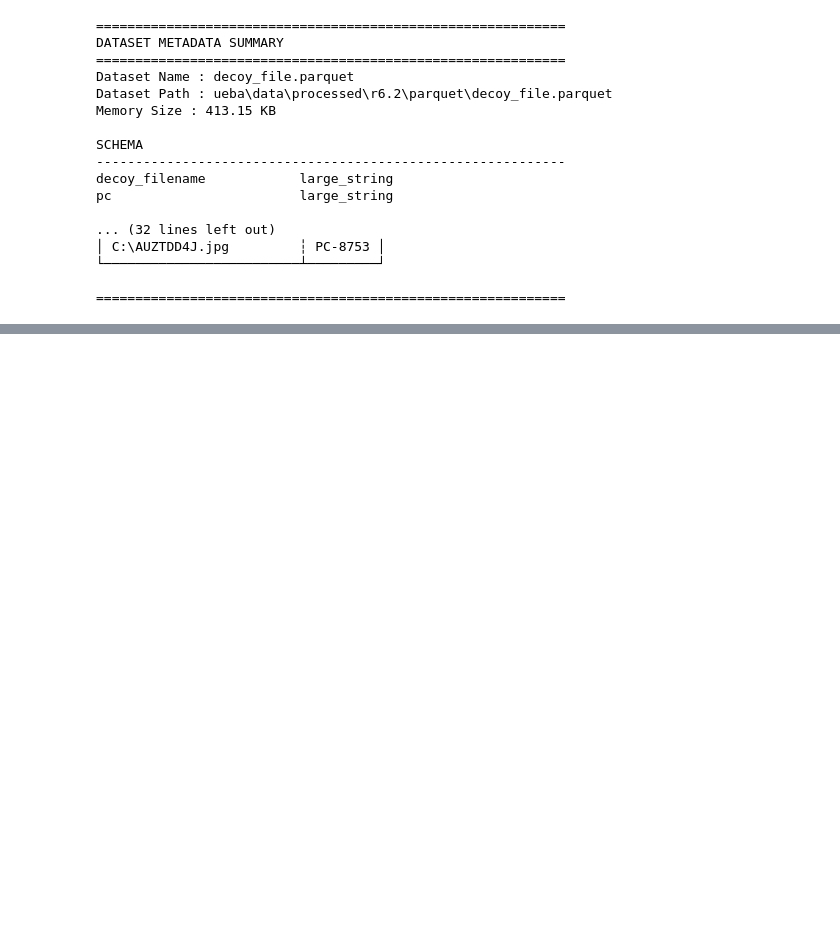
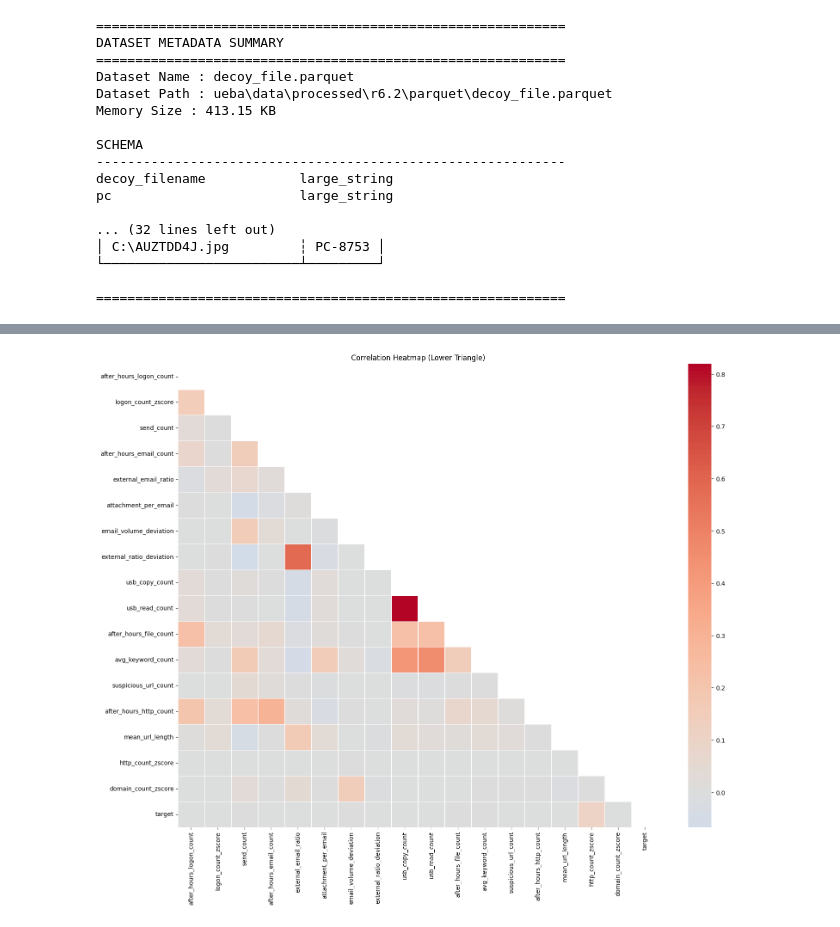
Before and after one commit to TheOctoMizer/AAI-540-Group-11, a Jupyter notebook: ueba_eda/notebooks/eda.ipynb, the cells around one changed output, grey strips where cells are left out. Saved outputs shown, nothing was run; the diff lists cells and outputs as text; code cells hidden in the pictures; blank space fills up the shorter version.

```diff
--- a/ueba_eda/notebooks/eda.ipynb
+++ b/ueba_eda/notebooks/eda.ipynb
@@ -452,0 +823,5 @@ Size Reduction        : 23.59 GB -> 24.52 MB (99.90% reduction)
+# %%
+df_model = ueba.drop(columns=["user","date"])
+num_cols = df_model.select_dtypes(include=["int64","float64"]).columns
+# %%
+corr_matrix = df_model[num_cols].corr()
@@ -452,0 +831,17 @@ Size Reduction        : 23.59 GB -> 24.52 MB (99.90% reduction)
+# %%
+plt.figure(figsize=(18,14))
+
+mask = np.triu(np.ones_like(corr_matrix, dtype=bool))
+
+sns.heatmap(
+    corr_matrix,
+    mask=mask,
+    cmap="coolwarm",
+    center=0,
+    linewidths=0.5
+)
+
+plt.title("Correlation Heatmap (Lower Triangle)")
+plt.show()
+# %% [output]
+[figure, added]
```
Also changed, not shown: parts of 52 cells of this notebook.
